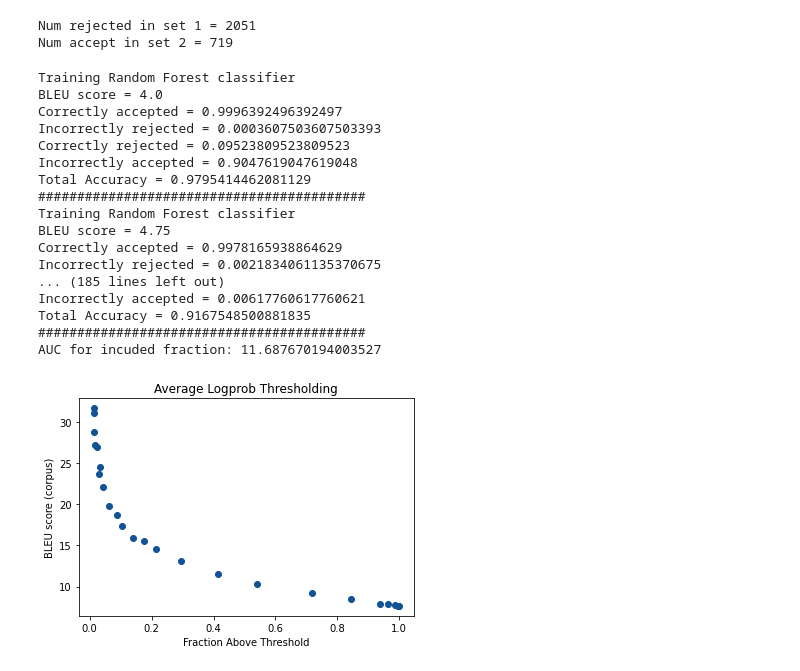
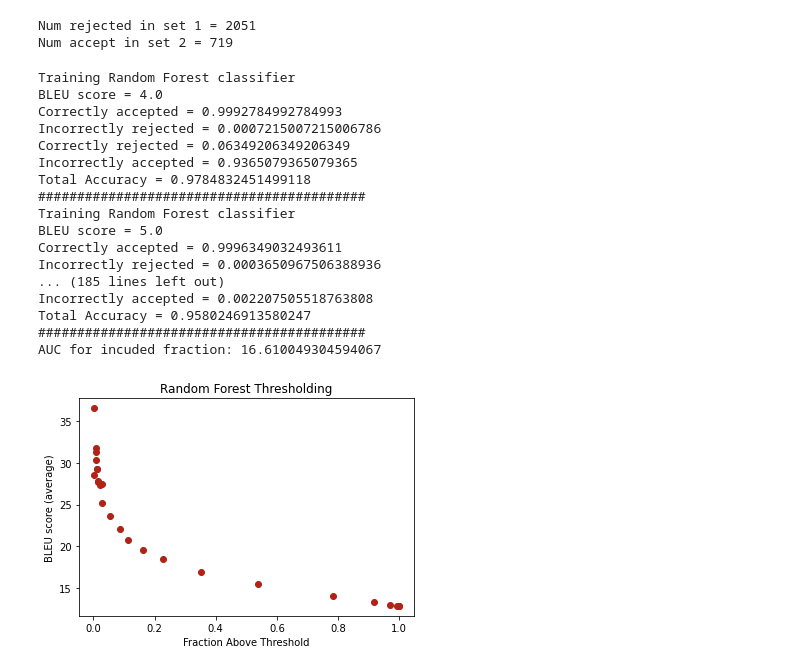
Before and after one commit to DhruvaBansal00/ConfidentMT, a Jupyter notebook: BoostedBinaryClassifers.ipynb, the cells around one changed output. Saved outputs shown, nothing was run; the diff lists cells and outputs as text; code cells hidden in the pictures.

Commit message:
Add evaluation using average sentence BLEU score

```diff
--- a/BoostedBinaryClassifers.ipynb
+++ b/BoostedBinaryClassifers.ipynb
@@ -425,6 +425,13 @@ class Translation:
         self.translation = translation
         self.score = score
         self.features = features
+
+def compute_exclued_included_sentenceBleuScore(acceptedTranslations, rejectedTranslations):
+    acceptedScore = 0 if len(acceptedTranslations) == 0 else sum([translation.score for translation in acceptedTranslations])/len(acceptedTranslations)
+
+    rejectedScore = 0 if len(rejectedTranslations) == 0 else sum([translation.score for translation in rejectedTranslations])/len(rejectedTranslations)
+
+    return rejectedScore, acceptedScore
 
 def compute_excluded_included_score (acceptedTranslations, rejectedTranslations):
     temporary_reference_inclusion = open("analysis/temporary_reference_inclusion.txt", "w")
@@ -524,11 +531,15 @@
 trainTranslations = readTranslations(trainSentences, featuresTrain)
 testTranslations = readTranslations(testSentences, featuresTest)
 
-Thresholds_train = np.linspace(4, 22, 25).tolist()
-Thresholds_test = np.linspace(4, 22, 25).tolist()
+# Thresholds_train = np.linspace(-1.5, 0, 25).tolist()
+Thresholds_train = np.linspace(4, 28, 25).tolist()
+
+Thresholds_test = np.linspace(4, 28, 25).tolist()
 
 acceptedScores = []
 acceptedFraction = []
+
+useSentenceBLEUScore = True
 
 
 for index in range(len(Thresholds_test)):
@@ -537,45 +548,48 @@ for index in range(len(Thresholds_test)):
     clf = trainRandomForestClassifier(trainFeatures, trainY)
     # print("Using Average Logprob Decision Stump of " + str(Thresholds_train[index]))
     print("BLEU score = " + str(Thresholds_test[index]))
     predictions = clf.predict(testFeatures)
     calculateAccuracy(predictions, testY)
     print("##########################################")
     acceptedTranslations = np.array(testTranslations)[np.array(predictions) > 0]
     rejectedTranslations = np.array(testTranslations)[np.array(predictions) < 1]
-    rejectedScore, acceptedScore = compute_excluded_included_score(acceptedTranslations, rejectedTranslations)
+    if useSentenceBLEUScore:
+        rejectedScore, acceptedScore = compute_exclued_included_sentenceBleuScore(acceptedTranslations, rejectedTranslations)
+    else:
+        rejectedScore, acceptedScore = compute_excluded_included_score(acceptedTranslations, rejectedTranslations)
     acceptedScores.append(acceptedScore)
     acceptedFraction.append(float(len(acceptedTranslations))/float(len(predictions)))
 
 plt.xlabel('Fraction Above Threshold')
-plt.ylabel('BLEU score (corpus)')
-plt.title('Average Logprob Thresholding')
+plt.ylabel('BLEU score (average)')
+plt.title('Random Forest Thresholding')
 
 r = random.random()
 b = random.random()
 g = random.random()
 c = (r, g, b)
 plt.scatter(acceptedFraction, acceptedScores, label = "Random Forest Analysis", color=c)
 
 acceptedScores = [x for _,x in sorted(zip(acceptedFraction,acceptedScores))]
 acceptedFraction.sort()
 
 print('AUC for incuded fraction: {}'.format(auc(acceptedFraction, acceptedScores)))
 # %% [output]
 Training Random Forest classifier
 BLEU score = 4.0
-Correctly accepted = 0.9996392496392497
-Incorrectly rejected = 0.0003607503607503393
-Correctly rejected = 0.09523809523809523
-Incorrectly accepted = 0.9047619047619048
-Total Accuracy = 0.9795414462081129
+Correctly accepted = 0.9992784992784993
+Incorrectly rejected = 0.0007215007215006786
+Correctly rejected = 0.06349206349206349
+Incorrectly accepted = 0.9365079365079365
+Total Accuracy = 0.9784832451499118
 ##########################################
 Training Random Forest classifier
-BLEU score = 4.75
-Correctly accepted = 0.9978165938864629
-Incorrectly rejected = 0.0021834061135370675
+BLEU score = 5.0
+Correctly accepted = 0.9996349032493611
+Incorrectly rejected = 0.0003650967506388936
 ... (185 lines left out)
-Incorrectly accepted = 0.00617760617760621
-Total Accuracy = 0.9167548500881835
+Incorrectly accepted = 0.002207505518763808
+Total Accuracy = 0.9580246913580247
 ##########################################
-AUC for incuded fraction: 11.687670194003527
+AUC for incuded fraction: 16.610049304594067
-[figure, old version]
+[figure, new version]
```
Also changed, not shown: parts of 1 cell of this notebook.
